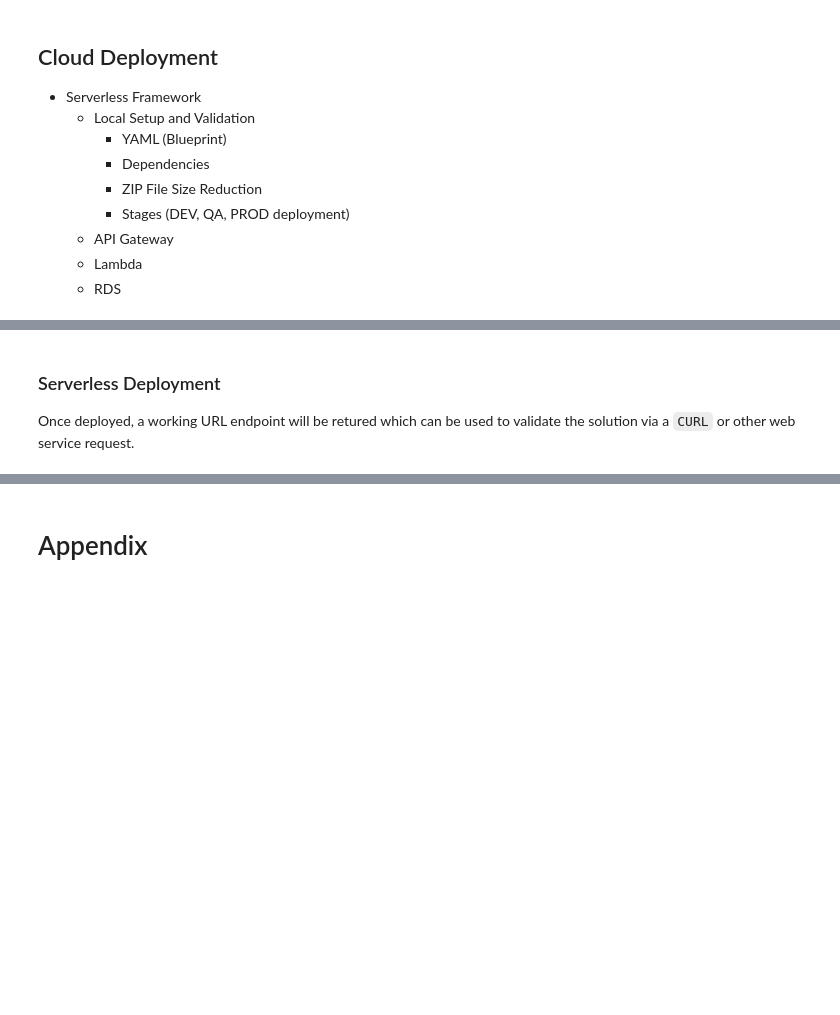
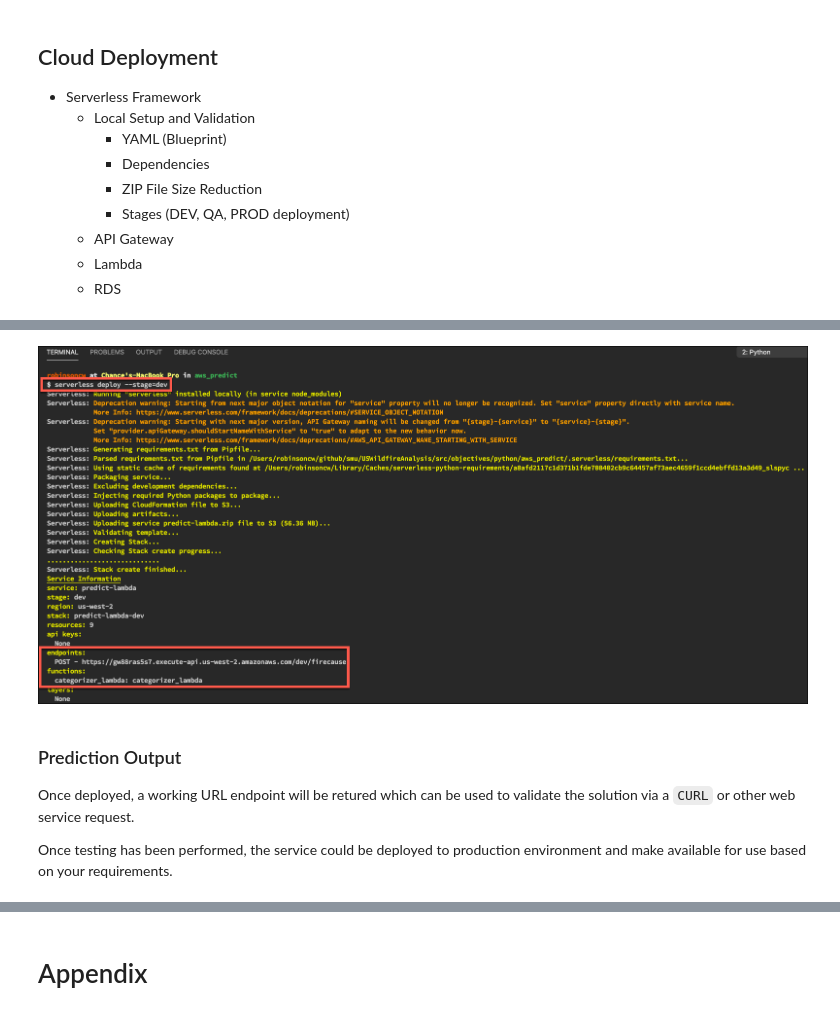
Before and after one commit to RobinsonCW/USWildfireAnalysis, a Jupyter notebook: src/objectives/python/USWildfireAnalysis.ipynb, the cells around one changed output, grey strips where cells are left out. Cells and saved outputs as stored; diff of their text form; code cells hidden in the pictures; blank space fills up the shorter version.

```diff
--- a/src/objectives/python/USWildfireAnalysis.ipynb
+++ b/src/objectives/python/USWildfireAnalysis.ipynb
@@ -398,7 +424,13 @@ Image(filename='./img/aws_serverless_prediction_flow.png')
+# %%
+Image(filename='./img/sls_deployment.png')
+# %% [output]
+[figure, added]
 # %% [markdown]
-###  Serverless Deployment
+###  Prediction Output
 
 Once deployed, a working URL endpoint will be retured which can be used to validate the solution via a `CURL` or other web service request.
+
+Once testing has been performed, the service could be deployed to production environment and make available for use based on your requirements.
 # %%
 Image(filename='./img/aws_prediction_output.png')
 # %% [output]
```
Also changed, not shown: parts of 21 cells of this notebook, 5 other files.
